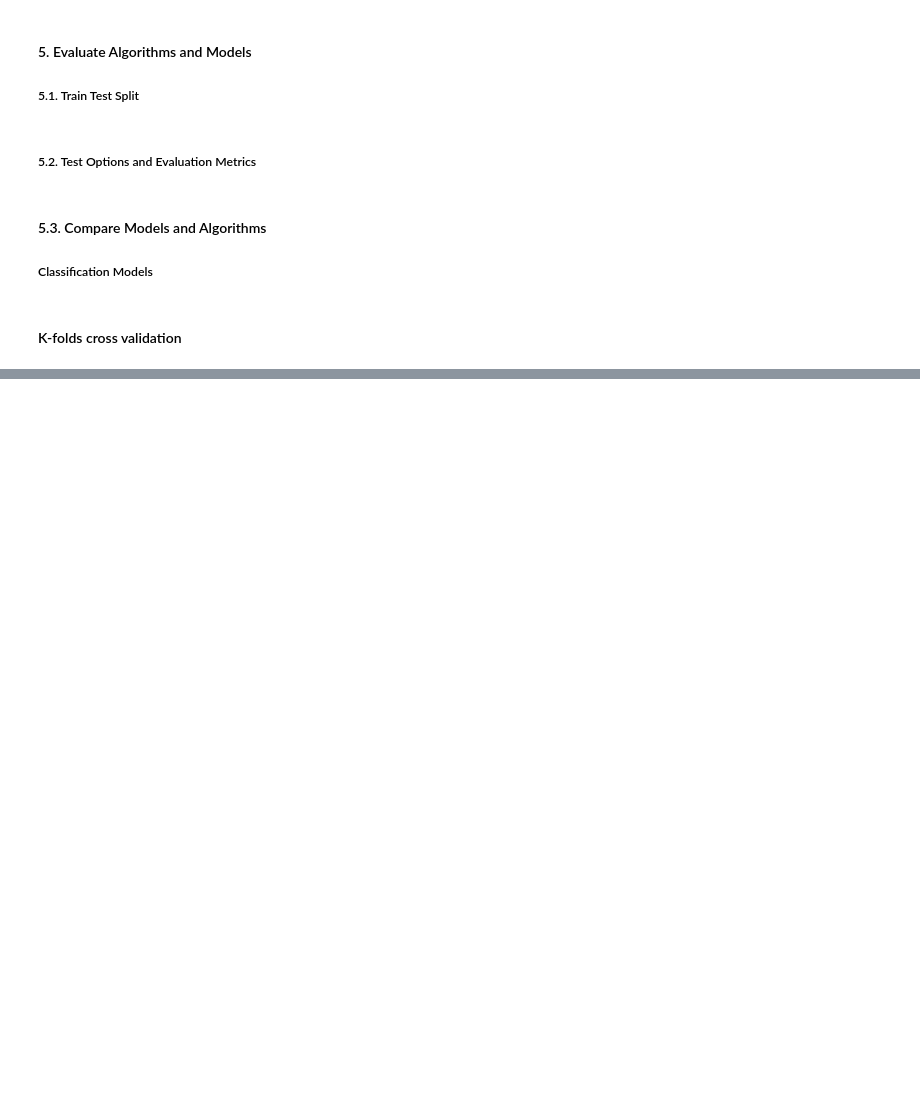
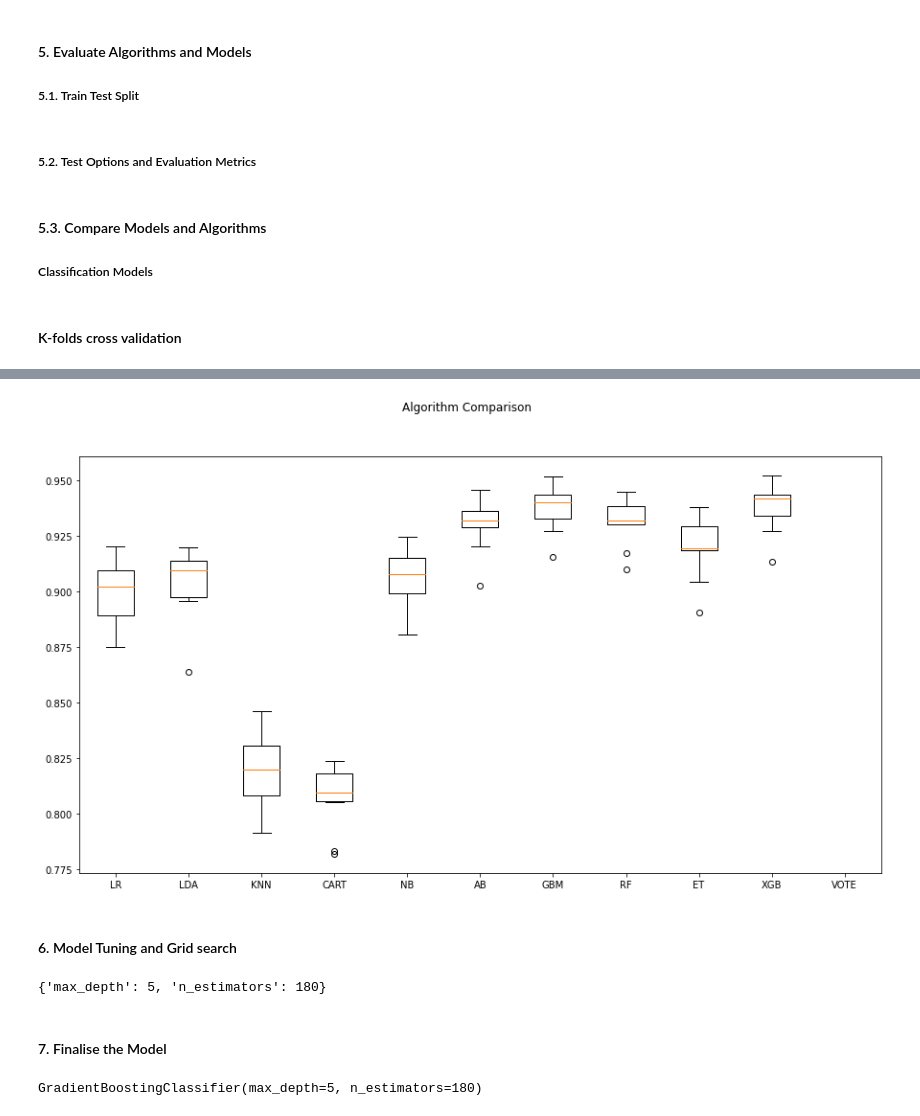
Before and after one commit to dkomlen/finance-ml, a Jupyter notebook: loan_default_probability.ipynb, the cells around one changed output, grey strips where cells are left out. Cells and saved outputs as stored; diff of their text form; code cells hidden in the pictures; blank space fills up the shorter version.

```diff
--- a/loan_default_probability.ipynb
+++ b/loan_default_probability.ipynb
@@ -593,12 +610,14 @@ models.append(('ET', ExtraTreesClassifier()))
 
 models.append(('XGB', XGBClassifier()))
 # %%
+models = []
 estimators = []
-estimators.append(LogisticRegression(max_iter=10000))
-estimators.append(XGBClassifier(max_depth=2, n_estimators=500, learning_rate=0.1))
-estimators.append(RandomForestClassifier(random_state=2))
+estimators.append(('LOG', LogisticRegression()))
+estimators.append(('XGB', XGBClassifier()))
+estimators.append(('RF', GradientBoostingClassifier()))
 
-models.append(('VOTE', VotingClassifier(estimators)))
+# models.append(('VOTE', VotingClassifier(estimators, voting='hard')))
+models.append(('STACK', StackingClassifier(estimators=estimators, final_estimator=LogisticRegression())))
 # %% [markdown]
 #### K-folds cross validation
 # %%
@@ -606,7 +625,7 @@ results = []
 names = []
 for name, model in models:
     kfold = KFold(n_splits=num_folds, random_state=seed, shuffle=True)
-    cv_results = cross_val_score(model, X_train, Y_train, cv=kfold, scoring=scoring)
+    cv_results = cross_val_score(model, X_train, Y_train, cv=kfold, scoring=scoring, error_score='raise', verbose=2)
     results.append(cv_results)
     names.append(name)
     msg = "%s: %f (%f)" % (name, cv_results.mean(), cv_results.std())
@@ -638,0 +661,13 @@ X_train.describe()
+# %%
+# compare algorithms
+fig = pyplot.figure()
+fig.suptitle('Algorithm Comparison')
+ax = fig.add_subplot(111)
+pyplot.boxplot(results)
+ax.set_xticklabels(names)
+fig.set_size_inches(15,8)
+pyplot.show()
+# %% [output]
+[figure, added]
+# %% [markdown]
+#### 6. Model Tuning and Grid search
@@ -638,0 +680,11 @@ X_train.describe()
+# %%
+grid_result.best_params_
+# %% [output]
+{'max_depth': 5, 'n_estimators': 180}
+# %% [markdown]
+#### 7. Finalise the Model
+# %%
+model = GradientBoostingClassifier(max_depth = 5, n_estimators = 180)
+model.fit(X_train, Y_train)
+# %% [output]
+GradientBoostingClassifier(max_depth=5, n_estimators=180)
```
Also changed, not shown: parts of 11 cells of this notebook.
